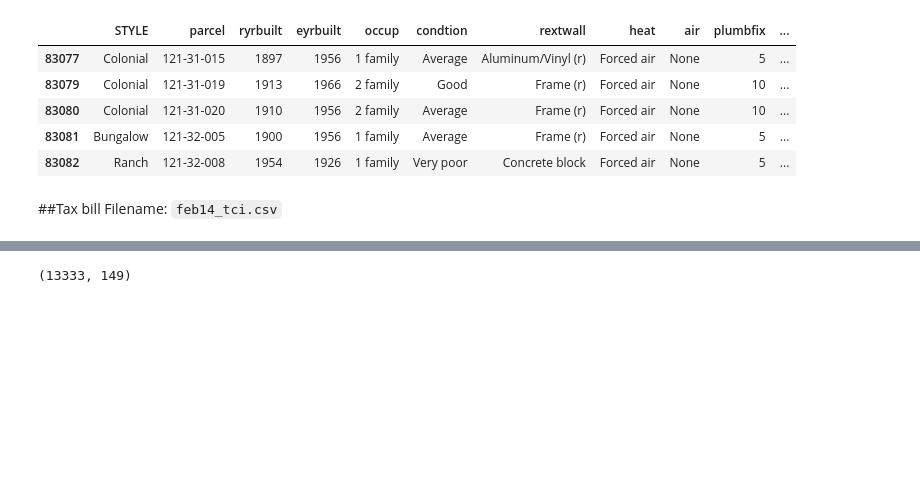
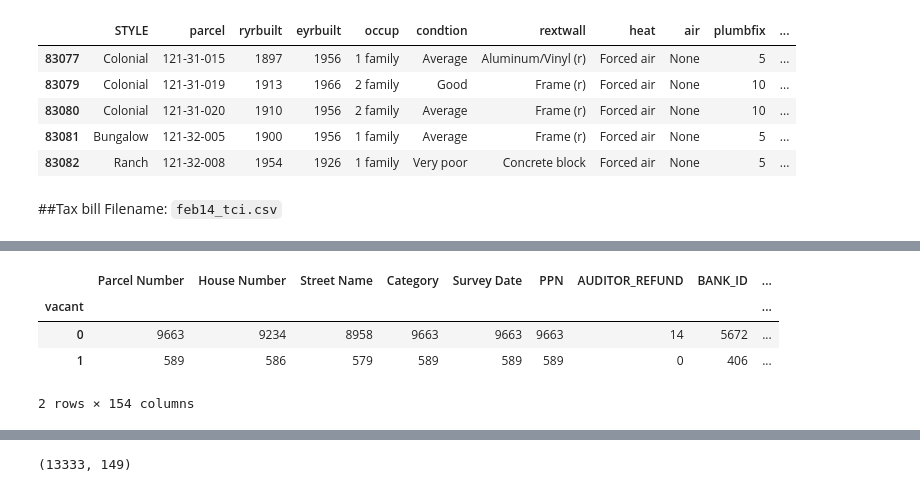
Before and after one commit to PovertyCenterCLE/vacancy_predictor, a Jupyter notebook: 1. Generate data.ipynb, the cells around one changed output, grey strips where cells are left out. Cells and saved outputs as stored; diff of their text form; code cells hidden in the pictures; blank space fills up the shorter version.

```diff
--- a/1. Generate data.ipynb
+++ b/1. Generate data.ipynb
@@ -72,0 +120,8 @@ temp = pd.read_csv('clean_data/aug13_tci.csv')
+# %%
+df2[df2['TOTAL_NET_DELQ_BALANCE']==0].groupby('vacant').count()
+# %% [output]
+|  | Parcel Number | House Number | Street Name | Category | Survey Date | PPN | AUDITOR_REFUND | BANK_ID | ... |
+| vacant |  |  |  |  |  |  |  |  | ... |
+| 0 | 9663 | 9234 | 8958 | 9663 | 9663 | 9663 | 14 | 5672 | ... |
+| 1 | 589 | 586 | 579 | 589 | 589 | 589 | 0 | 406 | ... |
+2 rows × 154 columns
```
Also changed, not shown: parts of 26 cells of this notebook, 15 other files.
